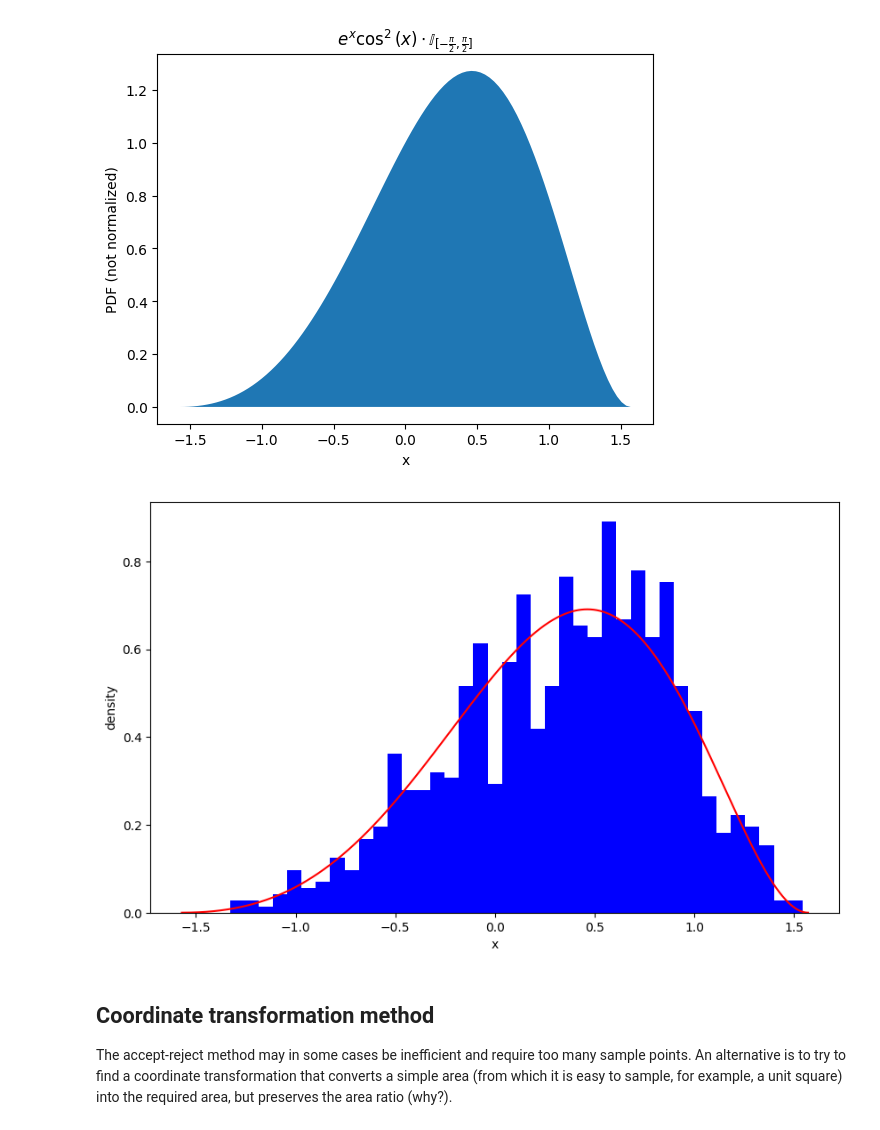
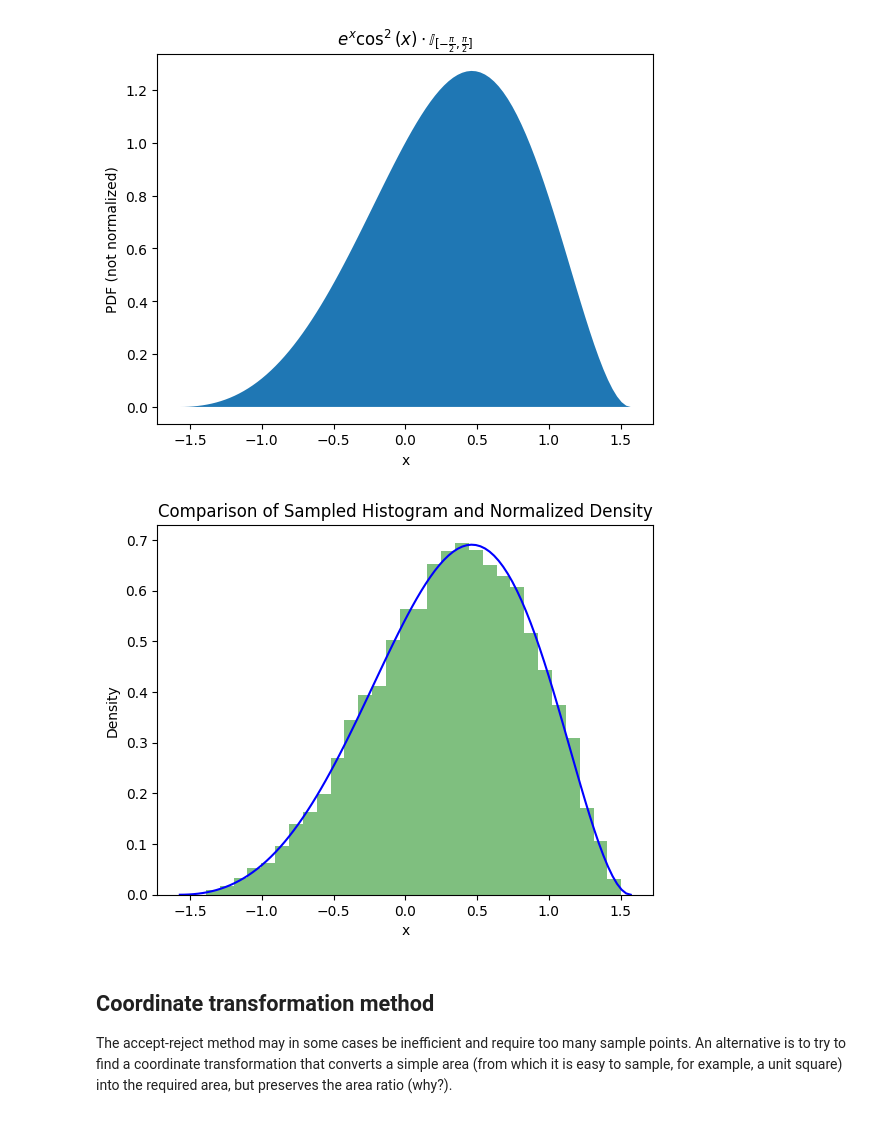
Before and after one commit to BattalovTN/Battalov_statprak, a Jupyter notebook: homework3.ipynb, the cells around one changed output. Cells and saved outputs as stored; diff of their text form; code cells hidden in the pictures.

```diff
--- a/homework3.ipynb
+++ b/homework3.ipynb
@@ -187,35 +187,46 @@ plt.show()
 # %%
 import numpy as np
 import matplotlib.pyplot as plt
+from scipy.integrate import quad
 
-def expon(x):
+def density(x):
     return np.exp(x) * np.cos(x) ** 2
 
-x = np.linspace(-np.pi / 2, np.pi / 2, 1000)
-const = np.max(expon(x)) * (np.pi) #константа из равномерного распределения
+# Вычисление нормировочной константы Z
+Z, _ = quad(density, -np.pi/2, np.pi/2)
 
-samples = []
-while len(samples) < 1000:
-    x = np.random.uniform(-np.pi / 2, np.pi / 2)
-    y = np.random.uniform(0, const)
-    if y < expon(x):
-        samples.append(x)
+# Нормируем плотность
+def normalized_density(x):
+    return density(x) / Z
 
+def proposal_distribution(x):
+    return np.ones_like(x) / np.pi
+x = np.linspace(-np.pi/2, np.pi/2, 1000)
+M = np.max(density(x)) * np.pi
 
-plt.figure(figsize=(10, 6))
-plt.hist(samples, bins = 40, density=True, color='blue')
+# Метод принятия-отклонения
+def accept_reject_sampling(n_samples):
+    samples = []
+    while len(samples) < n_samples:
+        x = np.random.uniform(-np.pi/2, np.pi/2)
+        u = np.random.uniform(0, 1)
+        if u < density(x) / (M * proposal_distribution(x)):
+            samples.append(x)
+    return np.array(samples)
 
+samples = accept_reject_sampling(10000)
 
-x = np.linspace(-np.pi / 2, np.pi / 2, 1000)
-density = expon(x) / np.trapz(expon(x), x)  #нормируем плотность
-plt.plot(x, density, color = 'red')
-
-
+#Строим график
+plt.figure()
+plt.hist(samples, bins=30, density=True, alpha=0.5, label='Sampled Histogram', color = 'green')
+x_vals = np.linspace(-np.pi/2, np.pi/2, 100)
+plt.plot(x_vals, normalized_density(x_vals), 'r-', label='Normalized Density', color='blue')
 plt.xlabel('x')
-plt.ylabel('density')
+plt.ylabel('Density')
+plt.title('Comparison of Sampled Histogram and Normalized Density')
 plt.show()
 # %% [output]
-[figure, old version]
+[figure, new version]
 # %% [markdown]
 ## Coordinate transformation method
 
```
Also changed, not shown: parts of 7 cells of this notebook.
